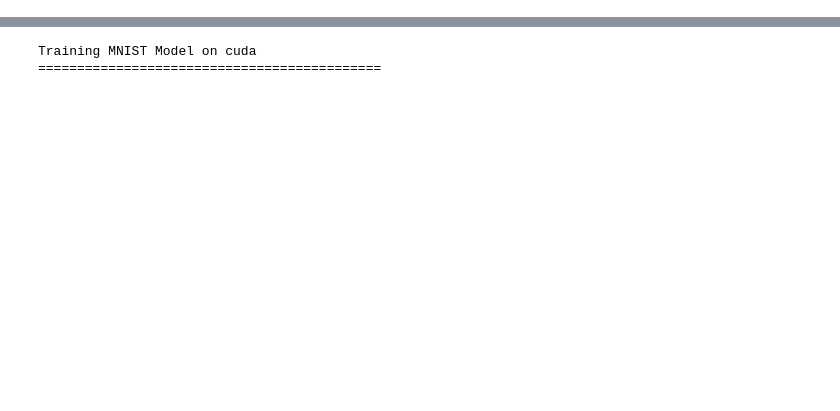
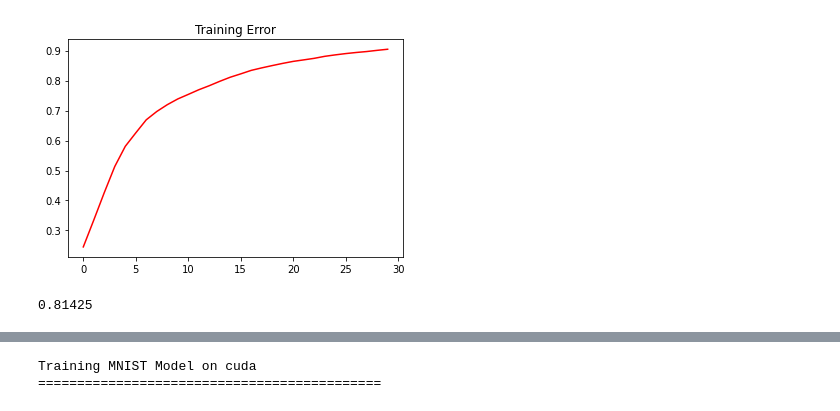
Before and after one commit to CJavaPython/AssignmentFolder, a Jupyter notebook: Assignment09/Assignment09.ipynb, the cells around one changed output, grey strips where cells are left out. Cells and saved outputs as stored; diff of their text form; code cells hidden in the pictures; blank space fills up the shorter version.

```diff
--- a/Assignment09/Assignment09.ipynb
+++ b/Assignment09/Assignment09.ipynb
@@ -104,0 +268,10 @@ plt.show()
+# %%
+plt.plot(train_accuracy_list,c='red') #plot Training Error
+plt.title('Training Error')
+plt.show()
+# %% [output]
+[figure, added]
+# %%
+print(test_accuracy_list[len(test_accuracy_list) - 1])
+# %% [output]
+0.81425
```
Also changed, not shown: parts of 31 cells of this notebook.
